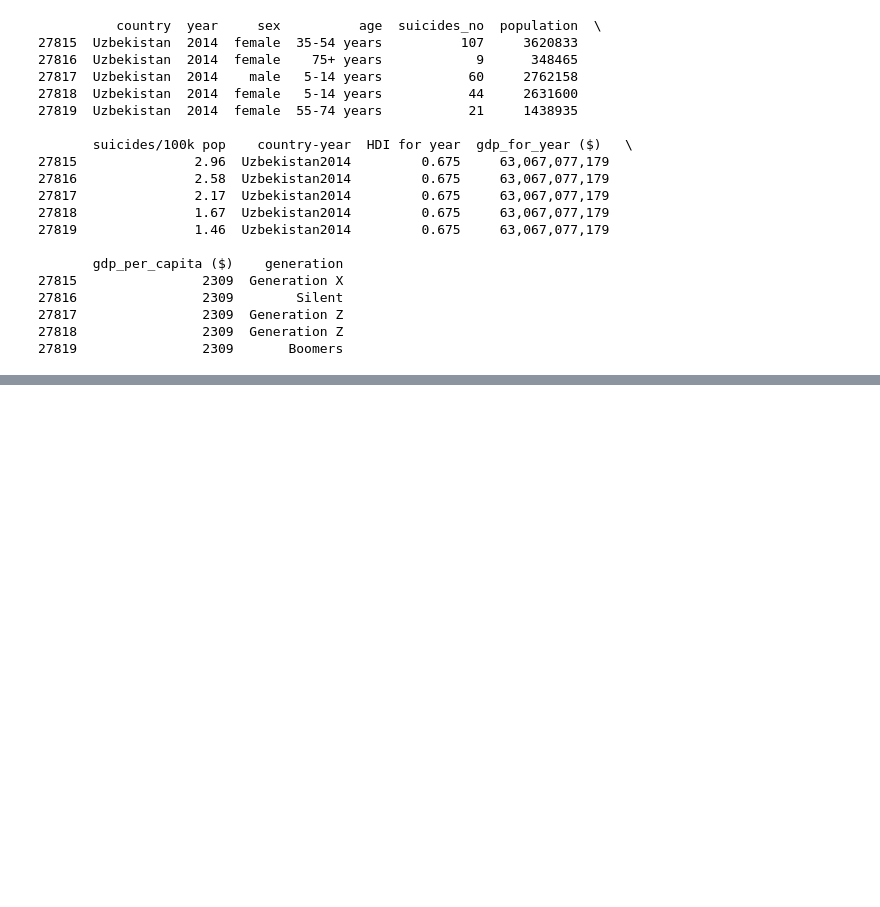
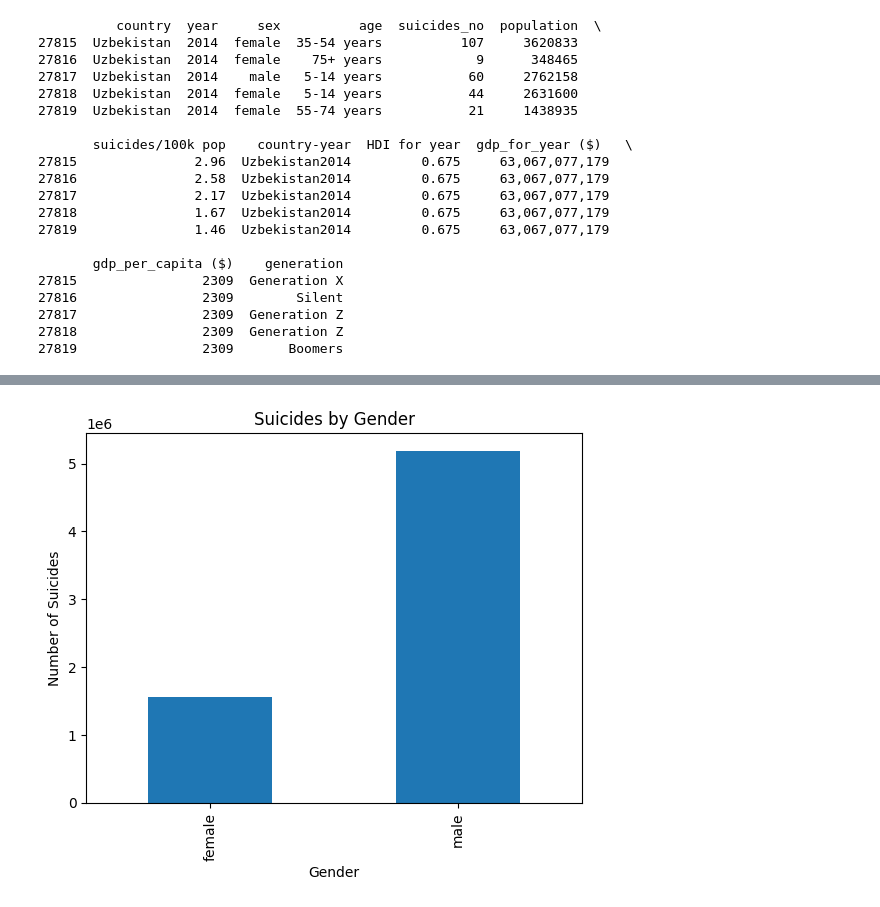
Before and after one commit to ESET0132/Basic-Tech-Training, a Jupyter notebook: Python/Day2/day2.ipynb, the cells around one changed output, grey strips where cells are left out. Saved outputs shown, nothing was run; the diff lists cells and outputs as text; code cells hidden in the pictures; blank space fills up the shorter version.

```diff
--- a/Python/Day2/day2.ipynb
+++ b/Python/Day2/day2.ipynb
@@ -105,0 +161,8 @@ print(df.tail())
+# %%
+df_gender = df.groupby('sex')['suicides_no'].sum()
+df_gender.plot(kind='bar', title='Suicides by Gender')
+plt.xlabel('Gender')
+plt.ylabel('Number of Suicides')
+plt.show()
+# %% [output]
+[figure, added]
```
Also changed, not shown: parts of 11 cells of this notebook.
